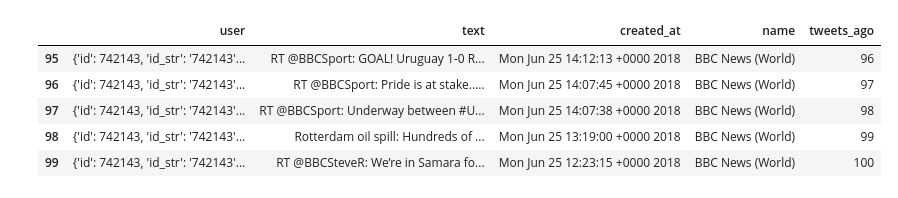
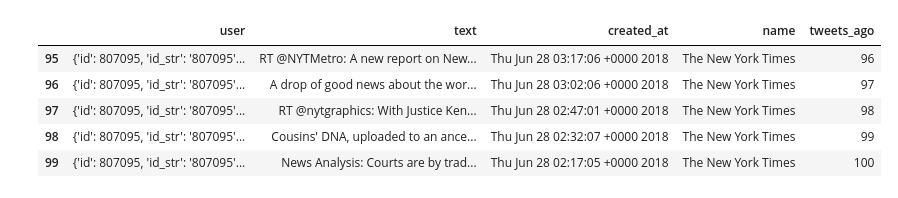
Before and after one commit to jenshurley/hw7, a Jupyter notebook: py_news_mood_final.ipynb, the cells around one changed output. Cells and saved outputs as stored; diff of their text form; code cells hidden in the pictures.

```diff
--- a/py_news_mood_final.ipynb
+++ b/py_news_mood_final.ipynb
@@ -47,2 +43,2 @@ tw_ago = tw_ago + tw_ago + tw_ago + tw_ago + tw_ago
 # %%
-tw_ago
+tw_ago = 5 * tw_ago
@@ -67,3 +45,5 @@ Length: 100, dtype: int64
+# %%
+tw_ago = [int(x) for x in tw_ago]
 # %%
 len(tw_ago)
 # %% [output]
@@ -71,11 +51,13 @@ len(tw_ago)
+# %%
+tw_ago = pd.Series(tw_ago)
 # %%
-bbcdf['tweets_ago'] = tweets_ago.values
+df['tweets_ago'] = tw_ago.values
 # %%
-bbcdf.tail()
+df.tail()
 # %% [output]
 |  | user | text | created_at | name | tweets_ago |
-| 95 | {'id': 742143, 'id_str': '742143'... | RT @BBCSport: GOAL! Uruguay 1-0 R... | Mon Jun 25 14:12:13 +0000 2018 | BBC News (World) | 96 |
-| 96 | {'id': 742143, 'id_str': '742143'... | RT @BBCSport: Pride is at stake..... | Mon Jun 25 14:07:45 +0000 2018 | BBC News (World) | 97 |
-| 97 | {'id': 742143, 'id_str': '742143'... | RT @BBCSport: Underway between #U... | Mon Jun 25 14:07:38 +0000 2018 | BBC News (World) | 98 |
-| 98 | {'id': 742143, 'id_str': '742143'... | Rotterdam oil spill: Hundreds of ... | Mon Jun 25 13:19:00 +0000 2018 | BBC News (World) | 99 |
-| 99 | {'id': 742143, 'id_str': '742143'... | RT @BBCSteveR: We’re in Samara fo... | Mon Jun 25 12:23:15 +0000 2018 | BBC News (World) | 100 |
+| 95 | {'id': 807095, 'id_str': '807095'... | RT @NYTMetro: A new report on New... | Thu Jun 28 03:17:06 +0000 2018 | The New York Times | 96 |
+| 96 | {'id': 807095, 'id_str': '807095'... | A drop of good news about the wor... | Thu Jun 28 03:02:06 +0000 2018 | The New York Times | 97 |
+| 97 | {'id': 807095, 'id_str': '807095'... | RT @nytgraphics: With Justice Ken... | Thu Jun 28 02:47:01 +0000 2018 | The New York Times | 98 |
+| 98 | {'id': 807095, 'id_str': '807095'... | Cousins' DNA, uploaded to an ance... | Thu Jun 28 02:32:07 +0000 2018 | The New York Times | 99 |
+| 99 | {'id': 807095, 'id_str': '807095'... | News Analysis: Courts are by trad... | Thu Jun 28 02:17:05 +0000 2018 | The New York Times | 100 |
```
Also changed, not shown: parts of 25 cells of this notebook.
